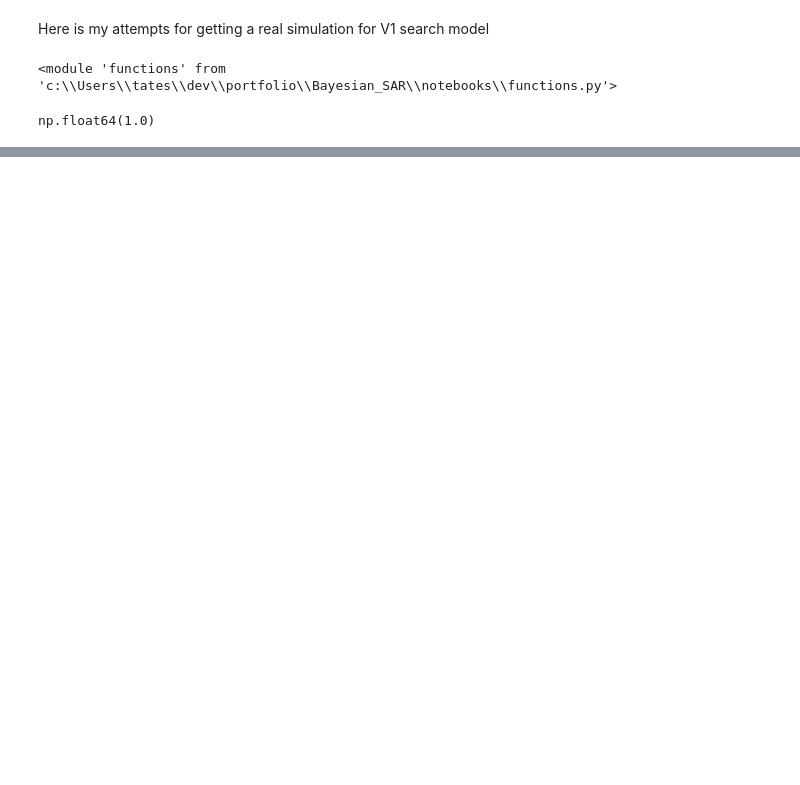
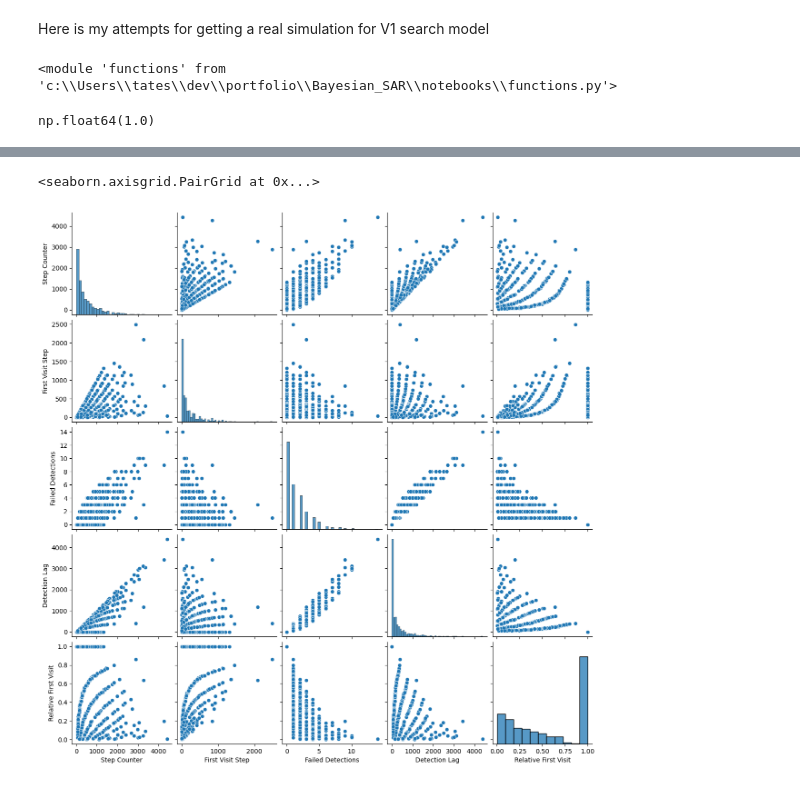
Before and after one commit to tatesm/Bayesian_SAR, a Jupyter notebook: notebooks/simulation.ipynb, the cells around one changed output, grey strips where cells are left out. Saved outputs shown, nothing was run; the diff lists cells and outputs as text; code cells hidden in the pictures; blank space fills up the shorter version.

```diff
--- a/notebooks/simulation.ipynb
+++ b/notebooks/simulation.ipynb
@@ -56,0 +63,21 @@ functions.v1_sim(prepped_grid,0.4,true_cell)
+# %%
+data = []
+
+for i in range(1000):
+    true_cell = functions.sample_true_cell(prepped_grid)
+    sim = functions.v1_sim(prepped_grid, 0.4, true_cell)
+    fvs = functions.first_visit_step(sim["Search History"], sim["True Cell Location"])
+    fd = functions.failed_detections(sim["Search History"], sim["True Cell Location"])
+    dl = functions.detection_lag(sim["Step Counter"], fvs)
+    rfs = functions.relative_first_visit(fvs, sim["Step Counter"])
+    row = {
+    "True Cell": true_cell,
+    "Step Counter": sim["Step Counter"],
+    "First Visit Step": fvs,
+    "Failed Detections": fd,
+    "Detection Lag": dl,
+    "Relative First Visit": rfs
+    }
+    data.append(row)
+# %%
+sims_df = pd.DataFrame(data)
@@ -56,0 +105,5 @@ functions.v1_sim(prepped_grid,0.4,true_cell)
+# %%
+sns.pairplot(sims_df)
+# %% [output]
+<seaborn.axisgrid.PairGrid at 0x...>
+[figure, added]
```
Also changed, not shown: parts of 10 cells of this notebook, 1 other file.
